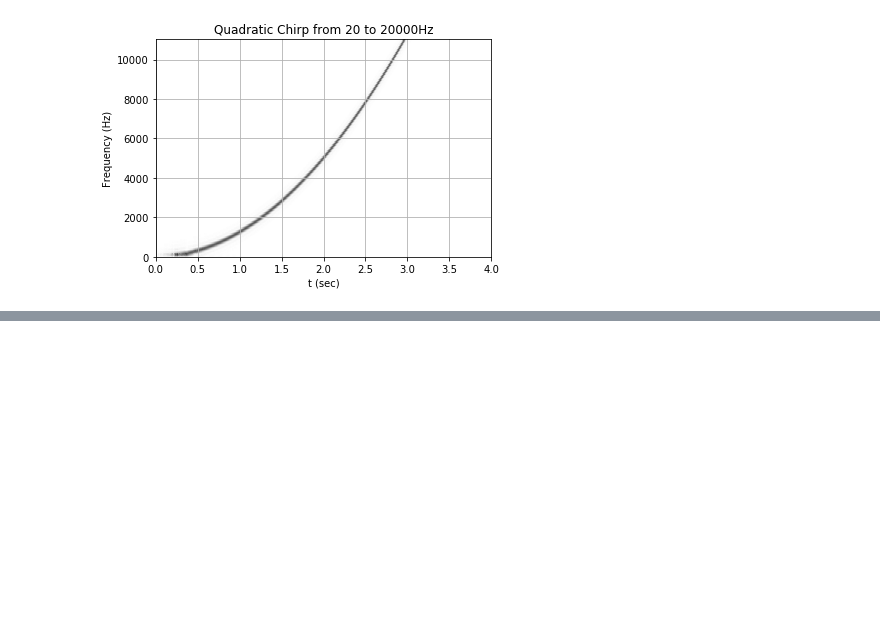
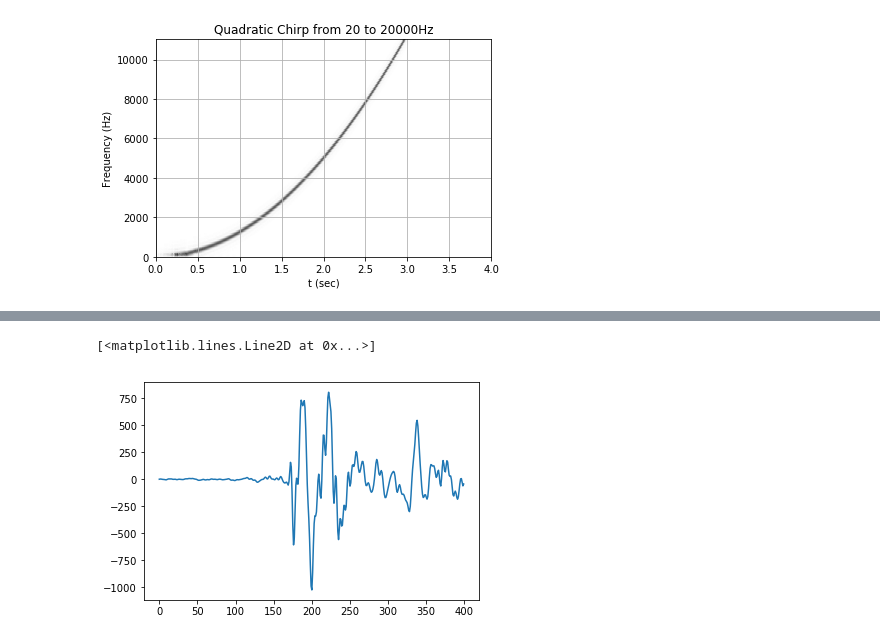
Before and after one commit to barkermrl/AudioModem, a Jupyter notebook: Estimation/Chirp CE.ipynb, the cells around one changed output, grey strips where cells are left out. Saved outputs shown, nothing was run; the diff lists cells and outputs as text; code cells hidden in the pictures; blank space fills up the shorter version.

```diff
--- a/Estimation/Chirp CE.ipynb
+++ b/Estimation/Chirp CE.ipynb
@@ -61,0 +103,6 @@ sd.play(recording, samplerate=samplerate, blocking=True)
+# %%
+imax = np.argmax(abs(chirp_conv))
+plt.plot(chirp_conv[imax-200:imax+200])
+# %% [output]
+[<matplotlib.lines.Line2D at 0x...>]
+[figure, added]
```
Also changed, not shown: parts of 16 cells of this notebook, 2 other files.
